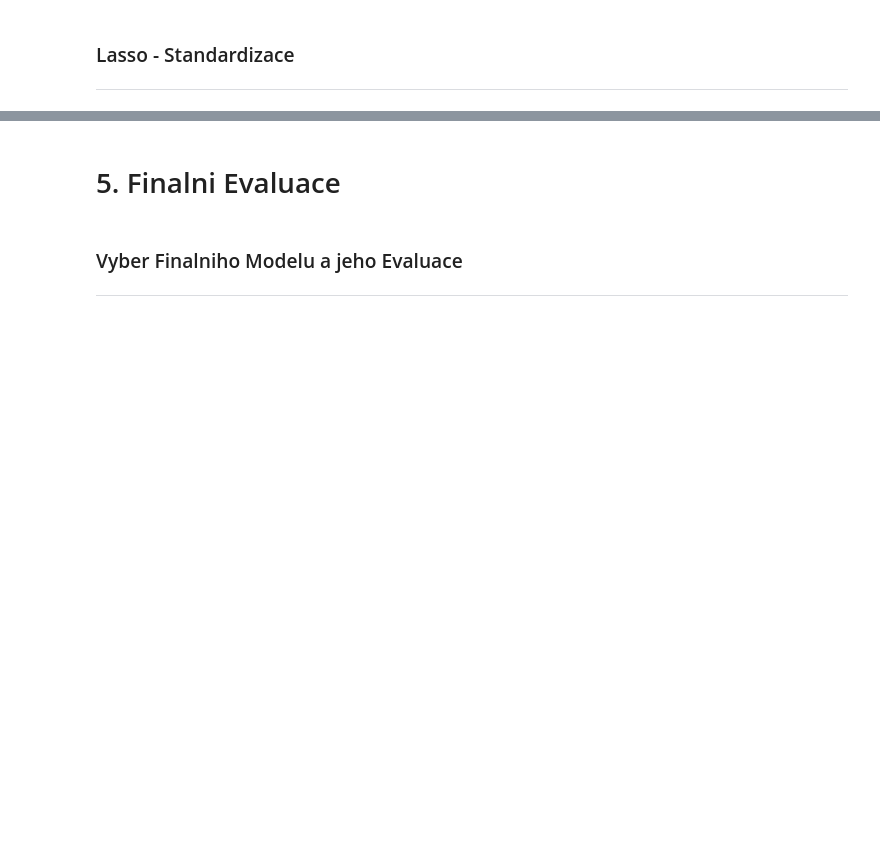
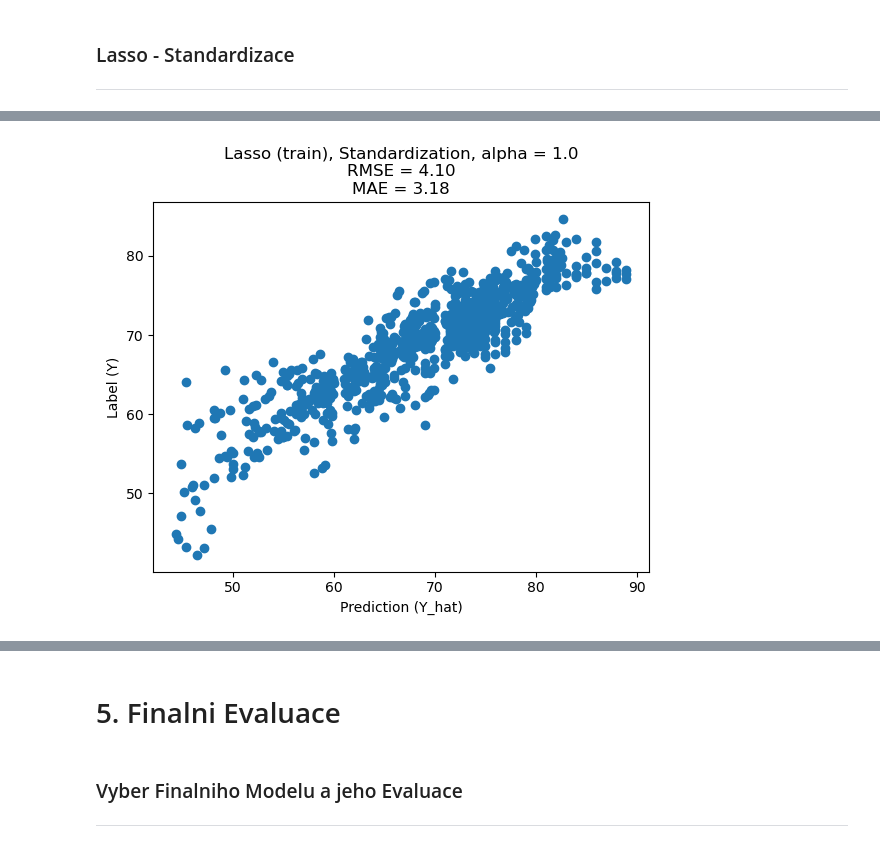
Before and after one commit to nickobard/Machine-Learning-I, a Jupyter notebook: 02/homework_02.ipynb, the cells around one changed output, grey strips where cells are left out. Cells and saved outputs as stored; diff of their text form; code cells hidden in the pictures; blank space fills up the shorter version.

```diff
--- a/02/homework_02.ipynb
+++ b/02/homework_02.ipynb
@@ -913,0 +1036,4 @@ Samozrejme muze hodne zalezet na tom, jak jsme rozdelil data pro trenovaci mnozi
+# %%
+evaluate(best_clf_lasso, Xtrain_scaled, ytrain, title=f"Lasso (train), Standardization, alpha = {best_alpha_lasso}")
+# %% [output]
+[figure, added]
```
Also changed, not shown: parts of 43 cells of this notebook.
